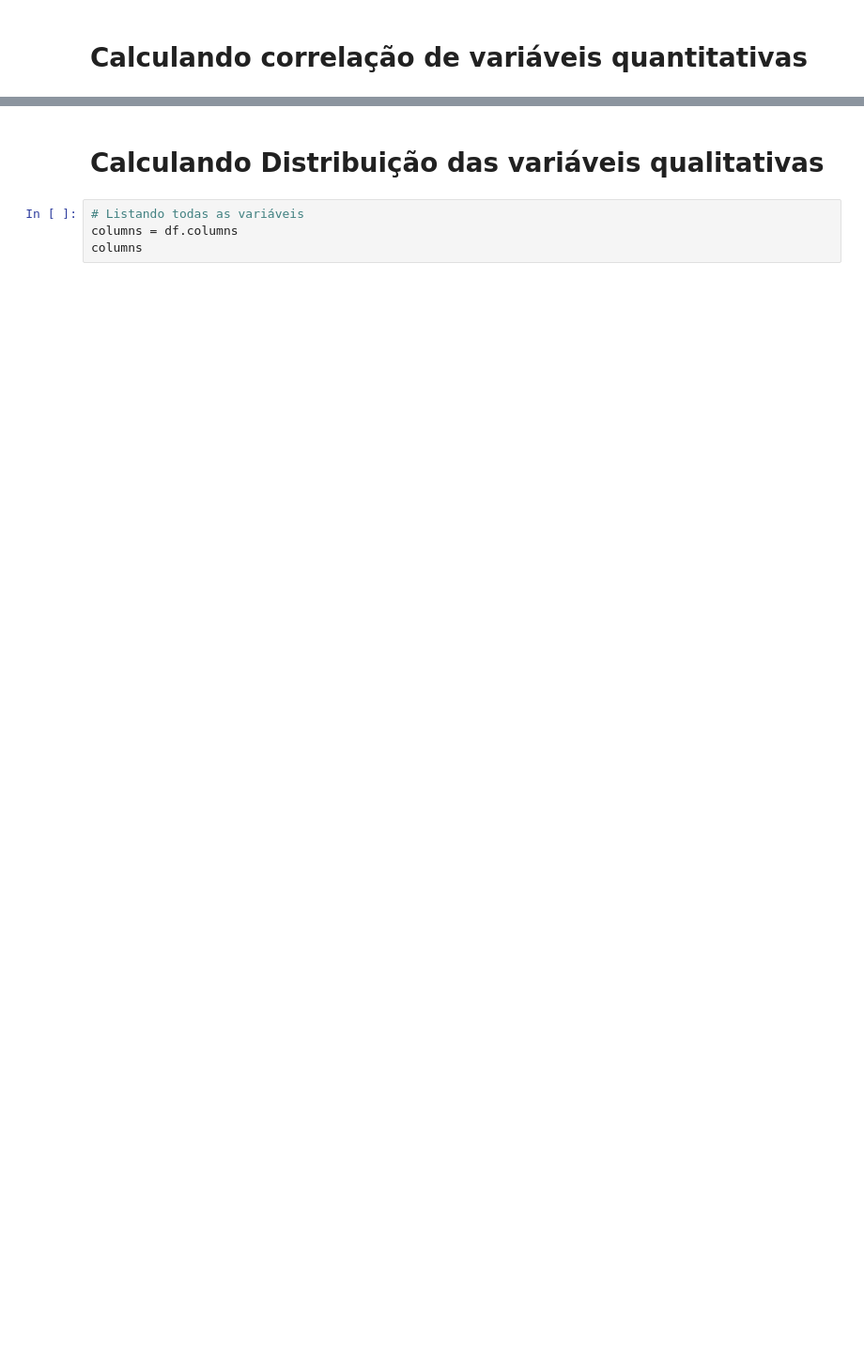
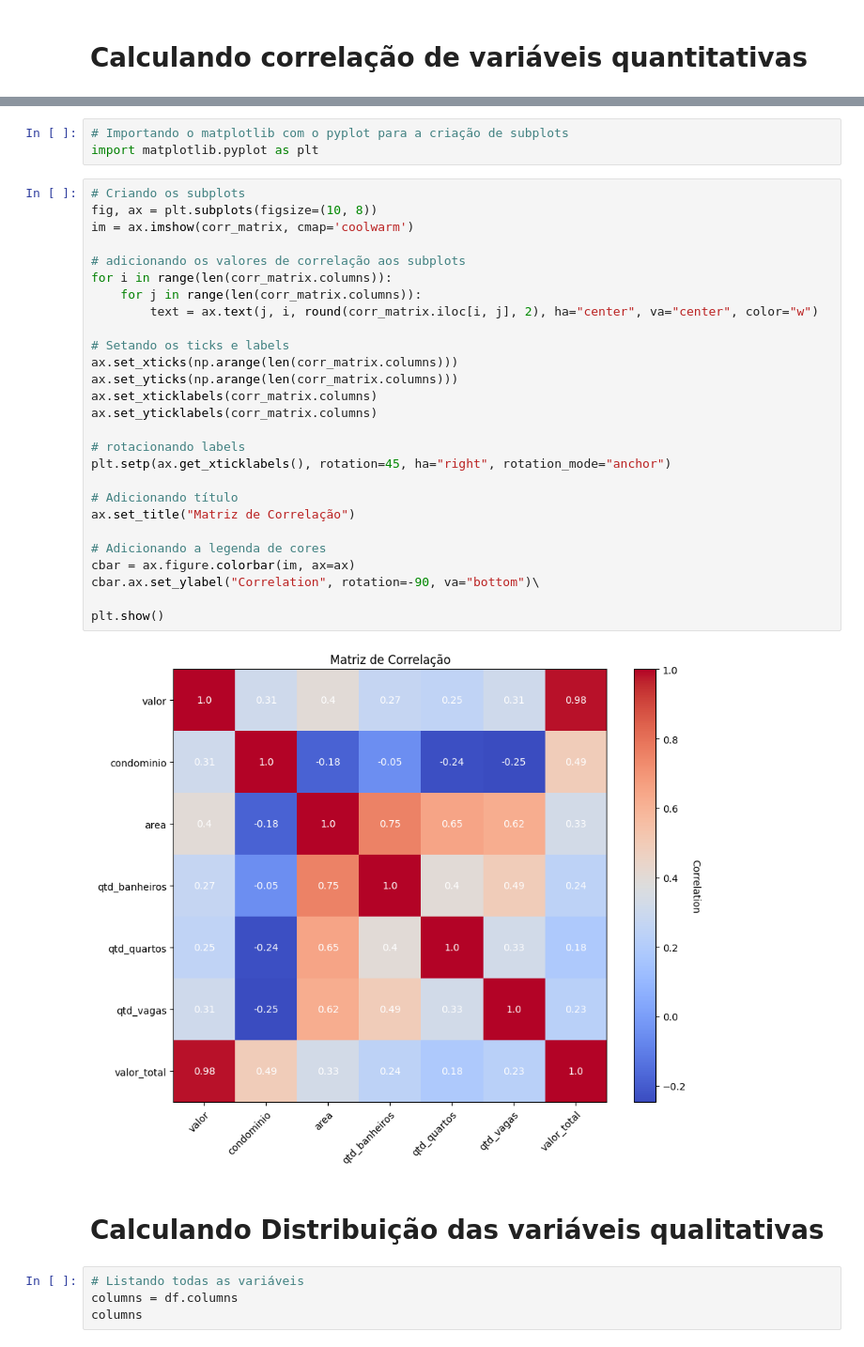
Before and after one commit to strangercacaus/rent_price_monitoring, a Jupyter notebook: code/florianopolis-rent-pricing-dataset-eda.ipynb, the cells around one changed output, grey strips where cells are left out. Shown at 94% size. Cells and saved outputs as stored; diff of their text form; blank space fills up the shorter version.

```diff
--- a/code/florianopolis-rent-pricing-dataset-eda.ipynb
+++ b/code/florianopolis-rent-pricing-dataset-eda.ipynb
@@ -194,3 +249,35 @@ fig.show()
+# %%
+# Importando o matplotlib com o pyplot para a criação de subplots
+import matplotlib.pyplot as plt
+# %%
+# Criando os subplots
+fig, ax = plt.subplots(figsize=(10, 8))
+im = ax.imshow(corr_matrix, cmap='coolwarm')
+
+# adicionando os valores de correlação aos subplots
+for i in range(len(corr_matrix.columns)):
+    for j in range(len(corr_matrix.columns)):
+        text = ax.text(j, i, round(corr_matrix.iloc[i, j], 2), ha="center", va="center", color="w")
+
+# Setando os ticks e labels
+ax.set_xticks(np.arange(len(corr_matrix.columns)))
+ax.set_yticks(np.arange(len(corr_matrix.columns)))
+ax.set_xticklabels(corr_matrix.columns)
+ax.set_yticklabels(corr_matrix.columns)
+
+# rotacionando labels
+plt.setp(ax.get_xticklabels(), rotation=45, ha="right", rotation_mode="anchor")
+
+# Adicionando título
+ax.set_title("Matriz de Correlação")
+
+# Adicionando a legenda de cores
+cbar = ax.figure.colorbar(im, ax=ax)
+cbar.ax.set_ylabel("Correlation", rotation=-90, va="bottom")\
+
+plt.show()
+# %% [output]
+[figure, added]
 # %% [markdown]
 # Calculando Distribuição das variáveis qualitativas
 # %%
```
Also changed, not shown: parts of 49 cells of this notebook.
